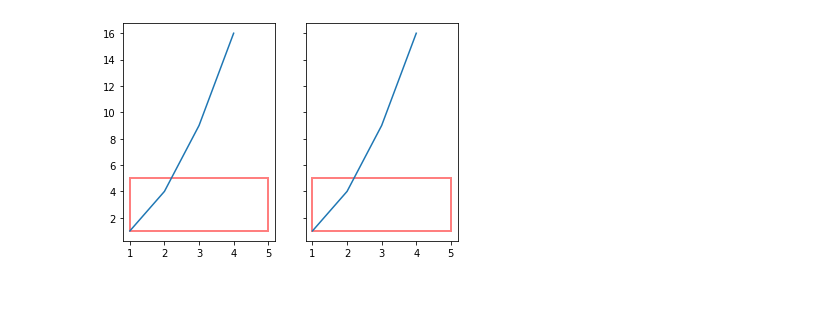
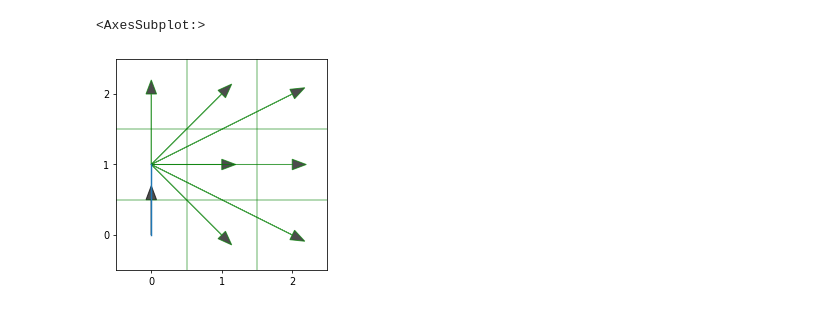
Before and after one commit to rybkin/plotter-breaker, a Jupyter notebook: passgen/notebook.ipynb, the cells around one changed output. Saved outputs shown, nothing was run; the diff lists cells and outputs as text; code cells hidden in the pictures.

```diff
--- a/passgen/notebook.ipynb
+++ b/passgen/notebook.ipynb
@@ -106,9 +184,0 @@ draw_dirs(DIRECTIONS)
-# %%
-
-
-init_plot_size()
-
-x = [1, 2, 4]
-y = [2, 4, 4.5]
-
-plt.plot(x, y)
@@ -137,9 +185,30 @@ plt.show()
-# %%
-f, plots  = plt.subplots(1, 2, sharex='all', sharey='all')
-
-for pl in plots:
-    pl.plot([1, 2, 3, 4], [1, 4, 9, 16])
-    rect = plt.Rectangle((1, 1), 4, 4, alpha=0.5, linewidth=2, edgecolor='r',facecolor='none')
-    pl.add_patch(rect)
-# %% [output]
-[figure, removed]
+# %%
+# GET DIRECTIONS PART
+def get_available_directions(point, path, field_size=2):
+    result = []
+    x, y = point
+    for dir in DIRECTIONS.values():
+        dx, dy = dir
+        tx = x + dx
+        ty = y + dy
+
+        if tx < 0 or tx > field_size:
+            continue
+        if ty < 0 or ty > field_size:
+            continue
+        if [tx, ty] in path:
+            continue
+
+        result += [dir]
+
+    return result
+
+path = [[0, 0], [0, 1]]
+last_point = path[-1]
+dirs1 = get_available_directions(last_point, path, 2)
+sx, sy = last_point
+ax = draw_path(path)
+draw_dirs(dirs1, last_point, 5, ax=ax)
+# %% [output]
+<AxesSubplot:>
+[figure, added]
```
Also changed, not shown: parts of 9 cells of this notebook.
